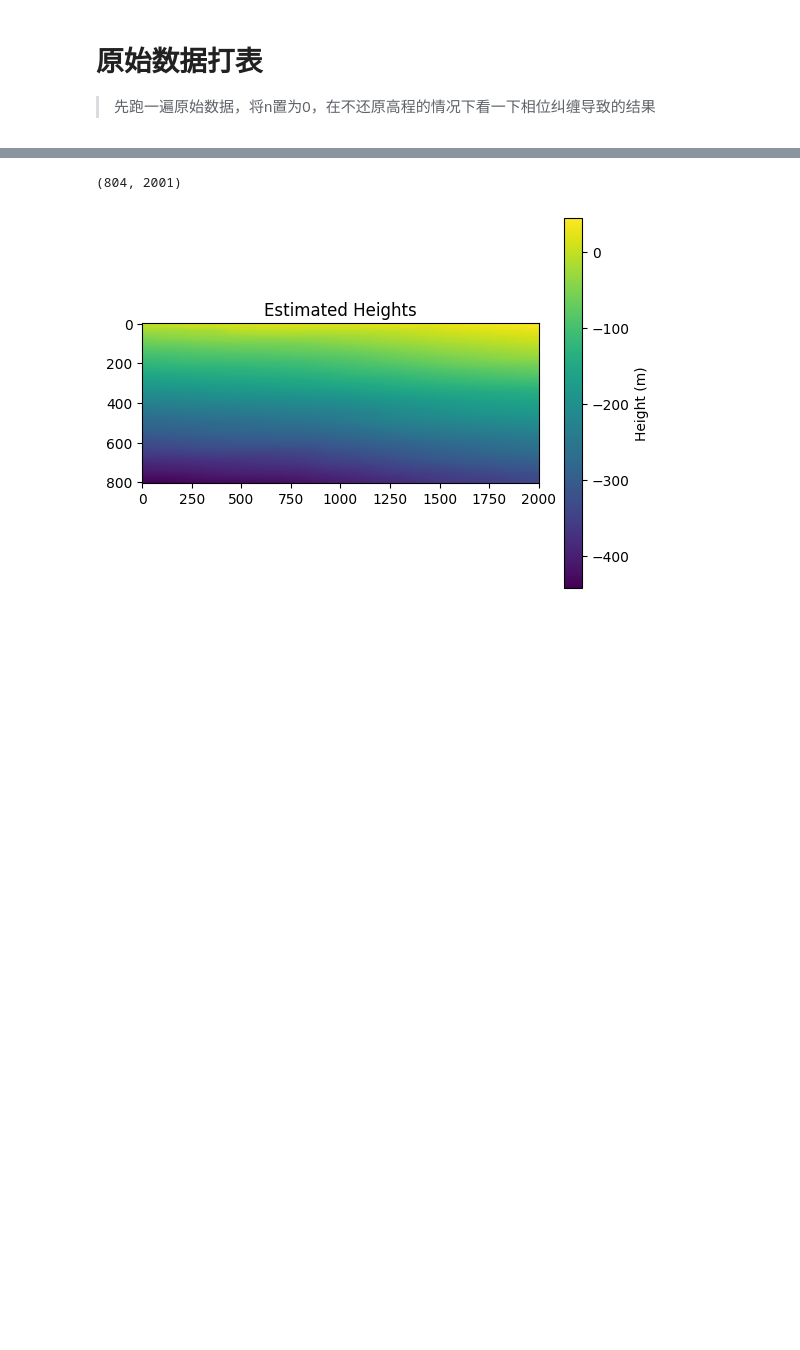
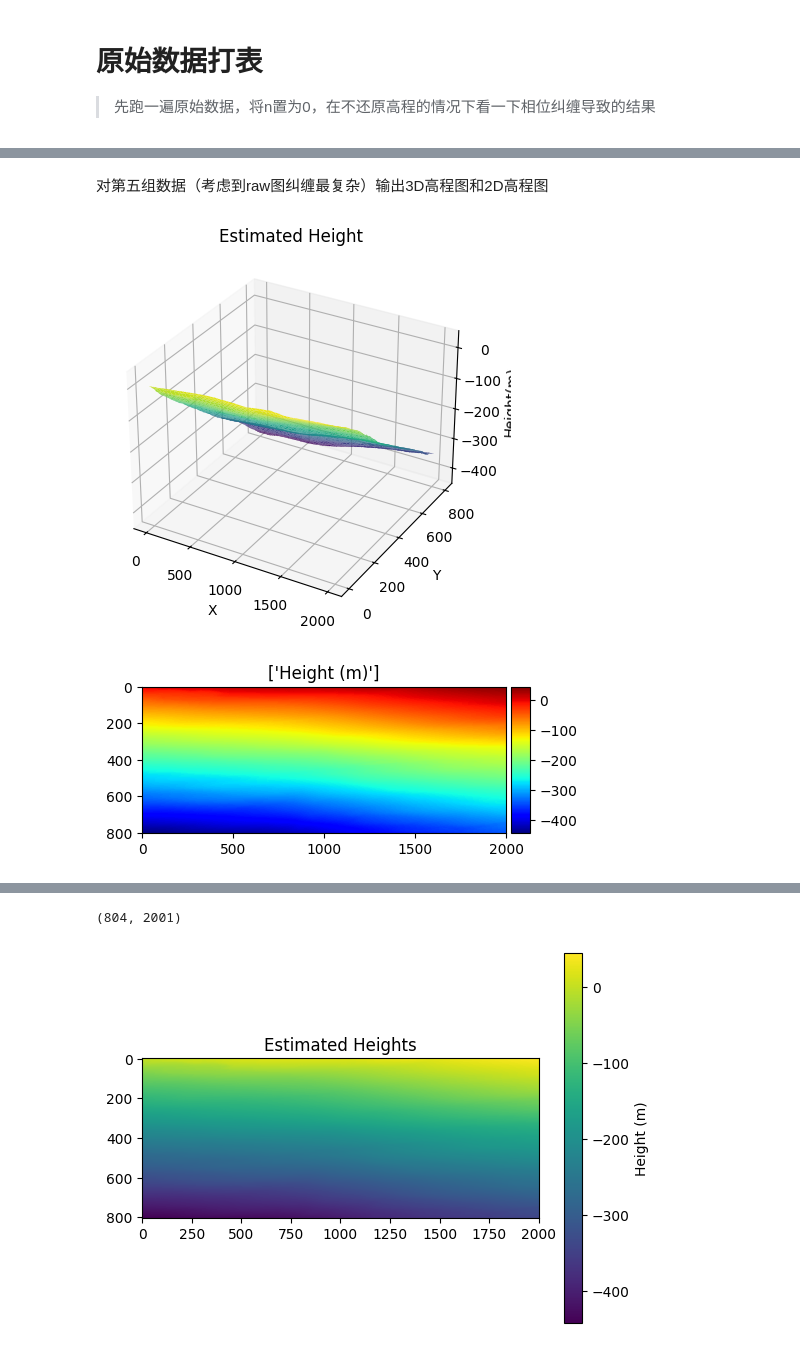
Before and after one commit to BlingCc233/project_A, a Jupyter notebook: nostack.ipynb, the cells around one changed output, grey strips where cells are left out. Drawn from its saved outputs; the diff is of its cells as text; code cells hidden in the pictures; blank space fills up the shorter version.

```diff
--- a/nostack.ipynb
+++ b/nostack.ipynb
@@ -170,0 +164,19 @@ plt.show()
+# %% [markdown]
+对第五组数据（考虑到raw图纠缠最复杂）输出3D高程图和2D高程图
+# %%
+phi = unwrap_phase(np.array(df_theta[4]))
+
+results = np.zeros((num_rows, num_cols))
+
+# 遍历每个数据点，计算结果
+for i in range(num_rows):
+    for j in range(num_cols):
+        k_i = df_k[4].iloc[i, j]
+        results[i, j] = -1 / k_i * phi[i, j]
+
+draw3D(results)
+
+plot(results, titles=["Height (m)"])
+# %% [output]
+[figure, added]
+[figure, added]
```
Also changed, not shown: parts of 21 cells of this notebook, 1 other file.
